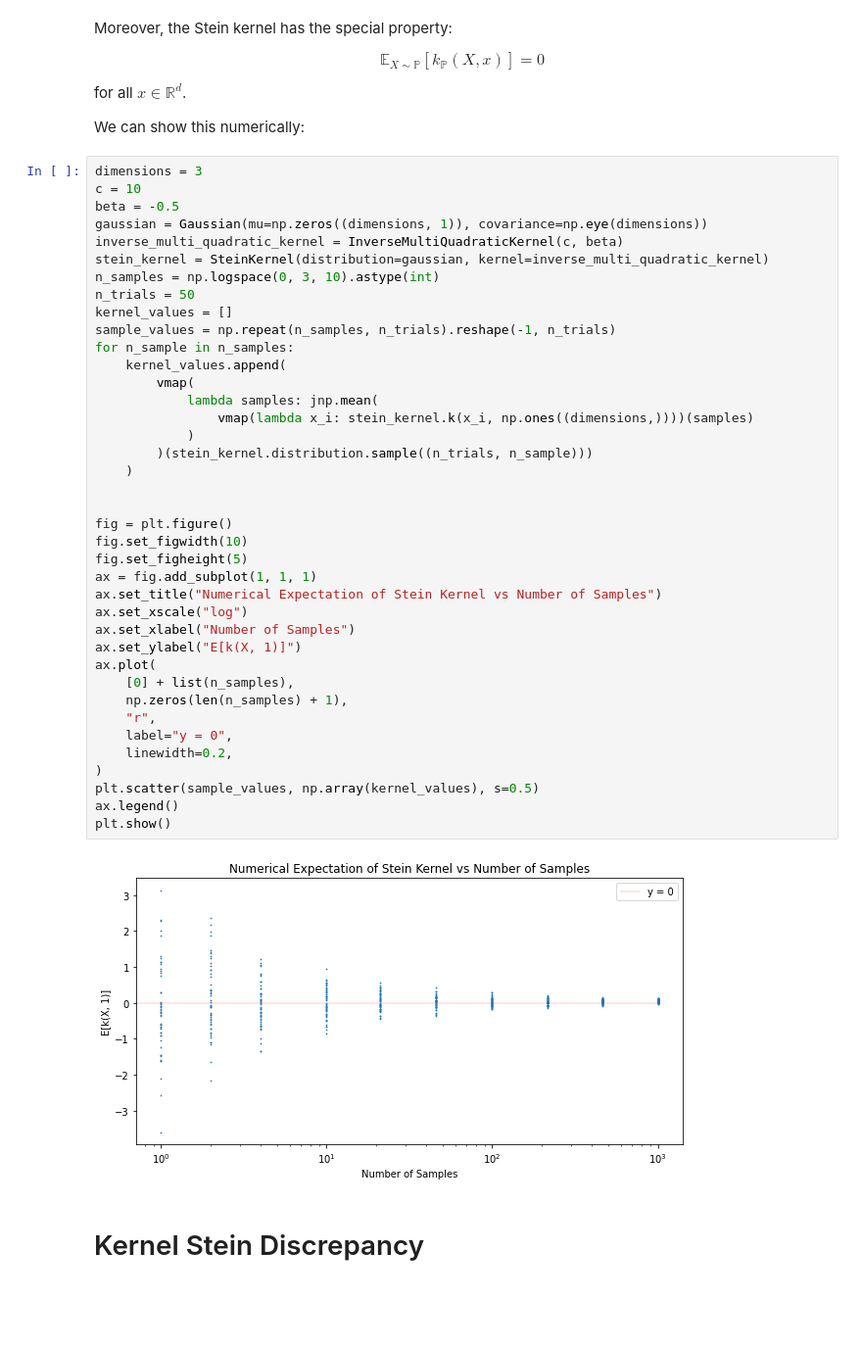
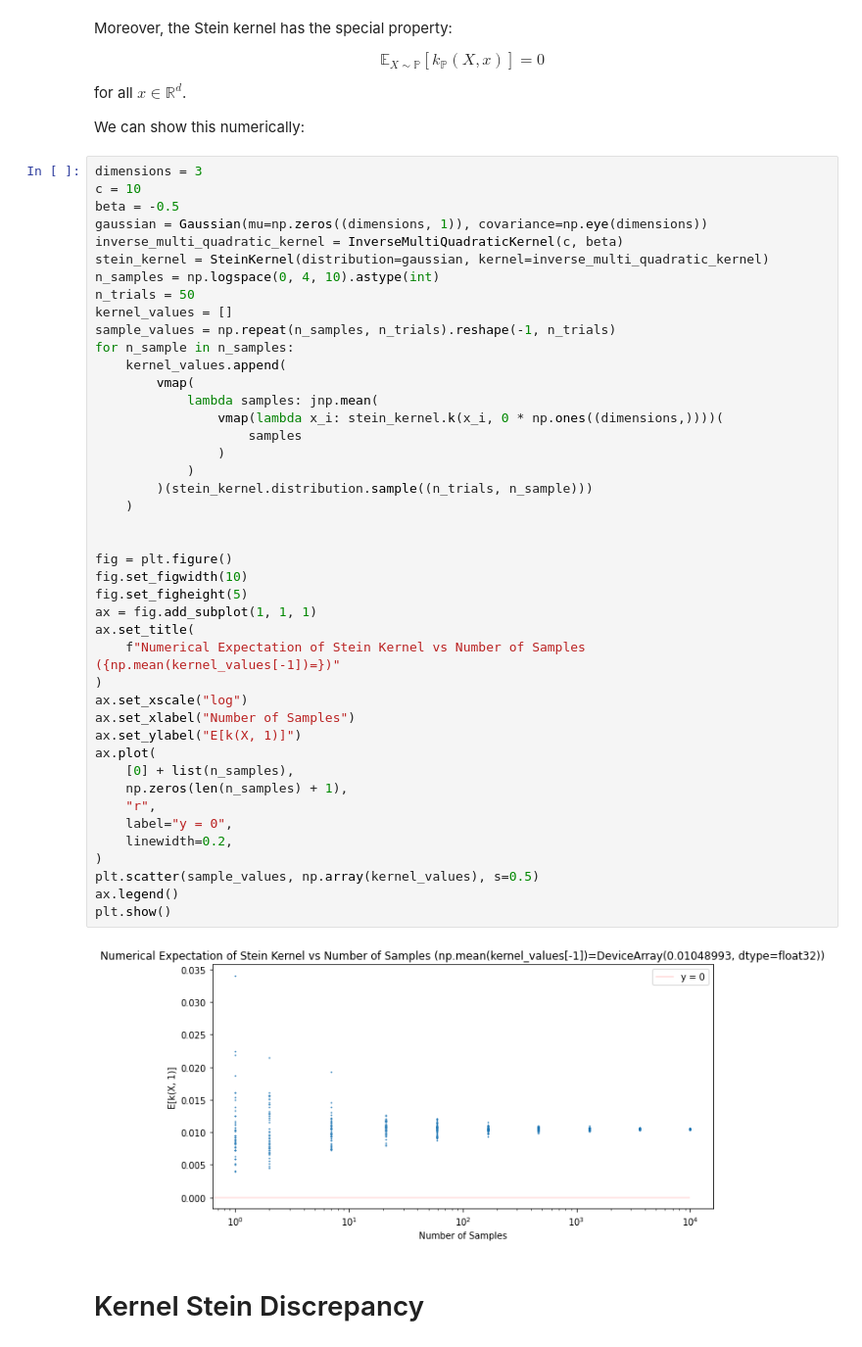
Before and after one commit to jswu18/distribution-discrepancies, a Jupyter notebook: notebooks/3_kernel_stein_discrepancy.ipynb, the cells around one changed output. Shown at 98% size. Drawn from its saved outputs; the diff is of its cells as text; blank space fills up the shorter version.

```diff
--- a/notebooks/3_kernel_stein_discrepancy.ipynb
+++ b/notebooks/3_kernel_stein_discrepancy.ipynb
@@ -351,40 +351,44 @@ beta = -0.5
 gaussian = Gaussian(mu=np.zeros((dimensions, 1)), covariance=np.eye(dimensions))
 inverse_multi_quadratic_kernel = InverseMultiQuadraticKernel(c, beta)
 stein_kernel = SteinKernel(distribution=gaussian, kernel=inverse_multi_quadratic_kernel)
-n_samples = np.logspace(0, 3, 10).astype(int)
+n_samples = np.logspace(0, 4, 10).astype(int)
 n_trials = 50
 kernel_values = []
 sample_values = np.repeat(n_samples, n_trials).reshape(-1, n_trials)
 for n_sample in n_samples:
     kernel_values.append(
         vmap(
             lambda samples: jnp.mean(
-                vmap(lambda x_i: stein_kernel.k(x_i, np.ones((dimensions,))))(samples)
+                vmap(lambda x_i: stein_kernel.k(x_i, 0 * np.ones((dimensions,))))(
+                    samples
+                )
             )
         )(stein_kernel.distribution.sample((n_trials, n_sample)))
     )
 
 
 fig = plt.figure()
 fig.set_figwidth(10)
 fig.set_figheight(5)
 ax = fig.add_subplot(1, 1, 1)
-ax.set_title("Numerical Expectation of Stein Kernel vs Number of Samples")
+ax.set_title(
+    f"Numerical Expectation of Stein Kernel vs Number of Samples ({np.mean(kernel_values[-1])=})"
+)
 ax.set_xscale("log")
 ax.set_xlabel("Number of Samples")
 ax.set_ylabel("E[k(X, 1)]")
 ax.plot(
     [0] + list(n_samples),
     np.zeros(len(n_samples) + 1),
     "r",
     label="y = 0",
     linewidth=0.2,
 )
 plt.scatter(sample_values, np.array(kernel_values), s=0.5)
 ax.legend()
 plt.show()
 # %% [output]
-[figure, old version]
+[figure, new version]
 # %% [markdown]
 # Kernel Stein Discrepancy
 # %% [markdown]
```
Also changed, not shown: parts of 12 cells of this notebook, 4 other files.
